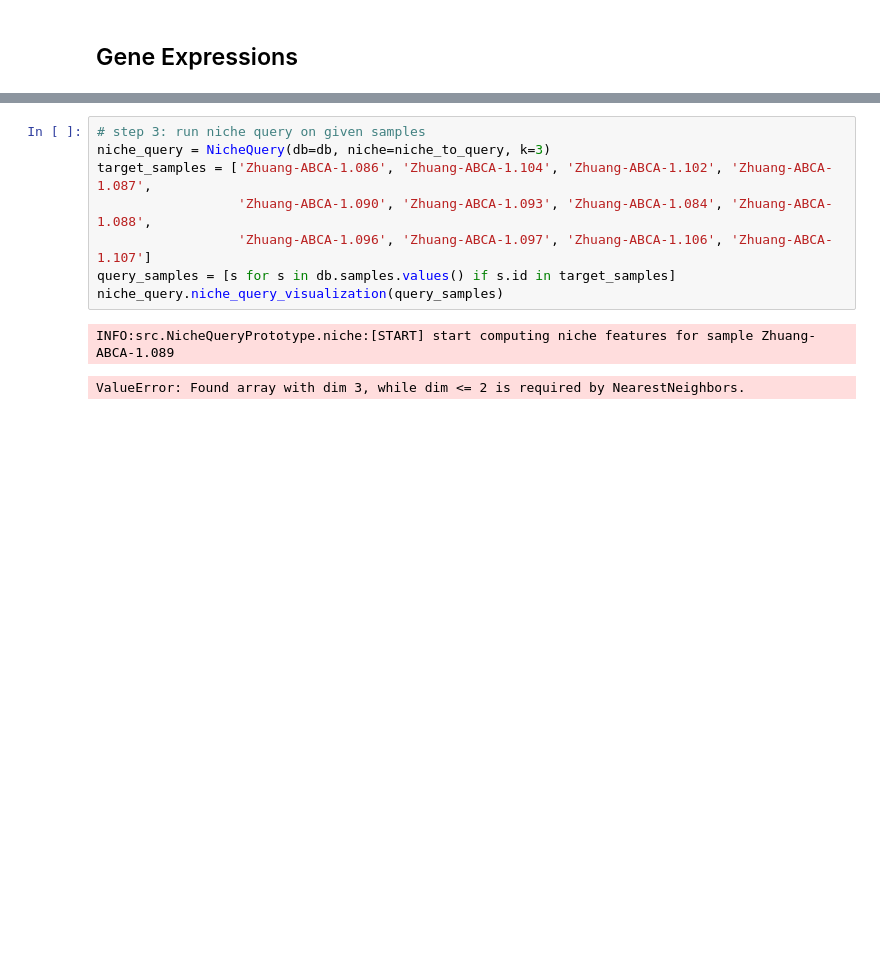
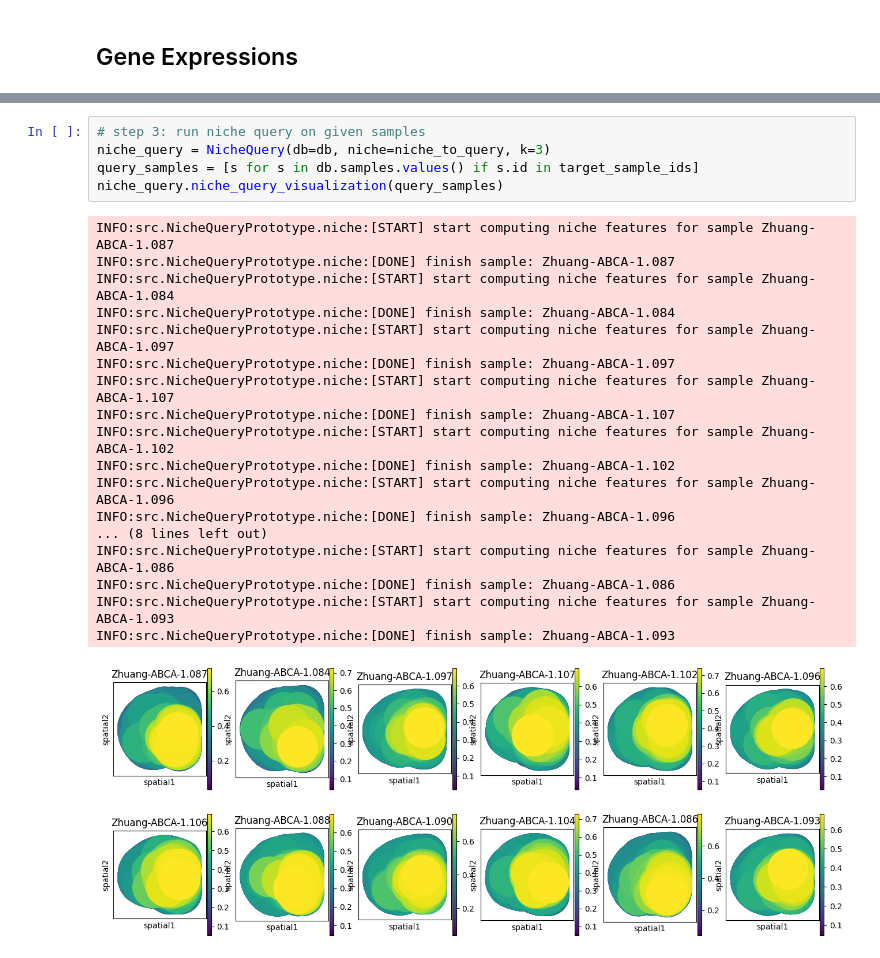
Before and after one commit to lichyyyyyy/NicheQueryBenchmark, a Jupyter notebook: niche_query.ipynb, the cells around one changed output, grey strips where cells are left out. Drawn from its saved outputs; the diff is of its cells as text; blank space fills up the shorter version.

```diff
--- a/niche_query.ipynb
+++ b/niche_query.ipynb
@@ -212,13 +67,26 @@ KeyError: "Could not find 'spatial' or 'X_spatial' in .obsm"
-# %%
-# step 3: run niche query on given samples
-niche_query = NicheQuery(db=db, niche=niche_to_query, k=3)
-target_samples = ['Zhuang-ABCA-1.086', 'Zhuang-ABCA-1.104', 'Zhuang-ABCA-1.102', 'Zhuang-ABCA-1.087',
-                  'Zhuang-ABCA-1.090', 'Zhuang-ABCA-1.093', 'Zhuang-ABCA-1.084', 'Zhuang-ABCA-1.088',
-                  'Zhuang-ABCA-1.096', 'Zhuang-ABCA-1.097', 'Zhuang-ABCA-1.106', 'Zhuang-ABCA-1.107']
-query_samples = [s for s in db.samples.values() if s.id in target_samples]
-niche_query.niche_query_visualization(query_samples)
-# %% [output]
-INFO:src.NicheQueryPrototype.niche:[START] start computing niche features for sample Zhuang-ABCA-1.089
-ValueError: Found array with dim 3, while dim <= 2 is required by NearestNeighbors.
+# %%
+# step 3: run niche query on given samples
+niche_query = NicheQuery(db=db, niche=niche_to_query, k=3)
+query_samples = [s for s in db.samples.values() if s.id in target_sample_ids]
+niche_query.niche_query_visualization(query_samples)
+# %% [output]
+INFO:src.NicheQueryPrototype.niche:[START] start computing niche features for sample Zhuang-ABCA-1.087
+INFO:src.NicheQueryPrototype.niche:[DONE] finish sample: Zhuang-ABCA-1.087
+INFO:src.NicheQueryPrototype.niche:[START] start computing niche features for sample Zhuang-ABCA-1.084
+INFO:src.NicheQueryPrototype.niche:[DONE] finish sample: Zhuang-ABCA-1.084
+INFO:src.NicheQueryPrototype.niche:[START] start computing niche features for sample Zhuang-ABCA-1.097
+INFO:src.NicheQueryPrototype.niche:[DONE] finish sample: Zhuang-ABCA-1.097
+INFO:src.NicheQueryPrototype.niche:[START] start computing niche features for sample Zhuang-ABCA-1.107
+INFO:src.NicheQueryPrototype.niche:[DONE] finish sample: Zhuang-ABCA-1.107
+INFO:src.NicheQueryPrototype.niche:[START] start computing niche features for sample Zhuang-ABCA-1.102
+INFO:src.NicheQueryPrototype.niche:[DONE] finish sample: Zhuang-ABCA-1.102
+INFO:src.NicheQueryPrototype.niche:[START] start computing niche features for sample Zhuang-ABCA-1.096
+INFO:src.NicheQueryPrototype.niche:[DONE] finish sample: Zhuang-ABCA-1.096
+... (8 lines left out)
+INFO:src.NicheQueryPrototype.niche:[START] start computing niche features for sample Zhuang-ABCA-1.086
+INFO:src.NicheQueryPrototype.niche:[DONE] finish sample: Zhuang-ABCA-1.086
+INFO:src.NicheQueryPrototype.niche:[START] start computing niche features for sample Zhuang-ABCA-1.093
+INFO:src.NicheQueryPrototype.niche:[DONE] finish sample: Zhuang-ABCA-1.093
+[figure, added]
 # %%
 # step 4: classification report
```
Also changed, not shown: parts of 4 cells of this notebook, 4 other files.
